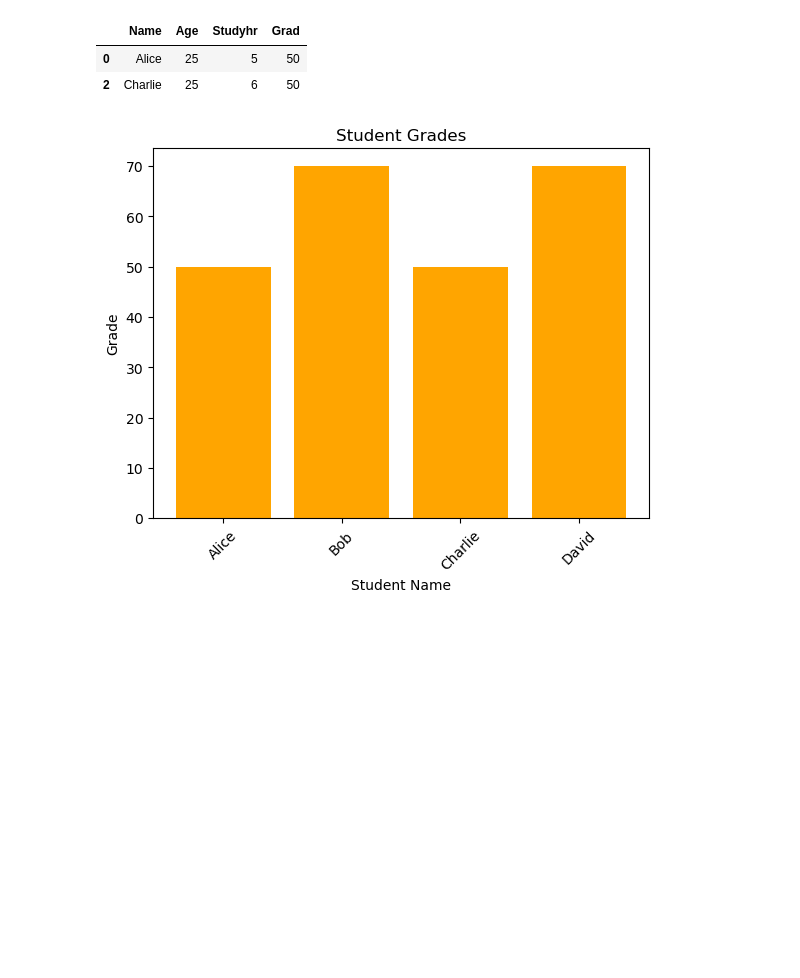
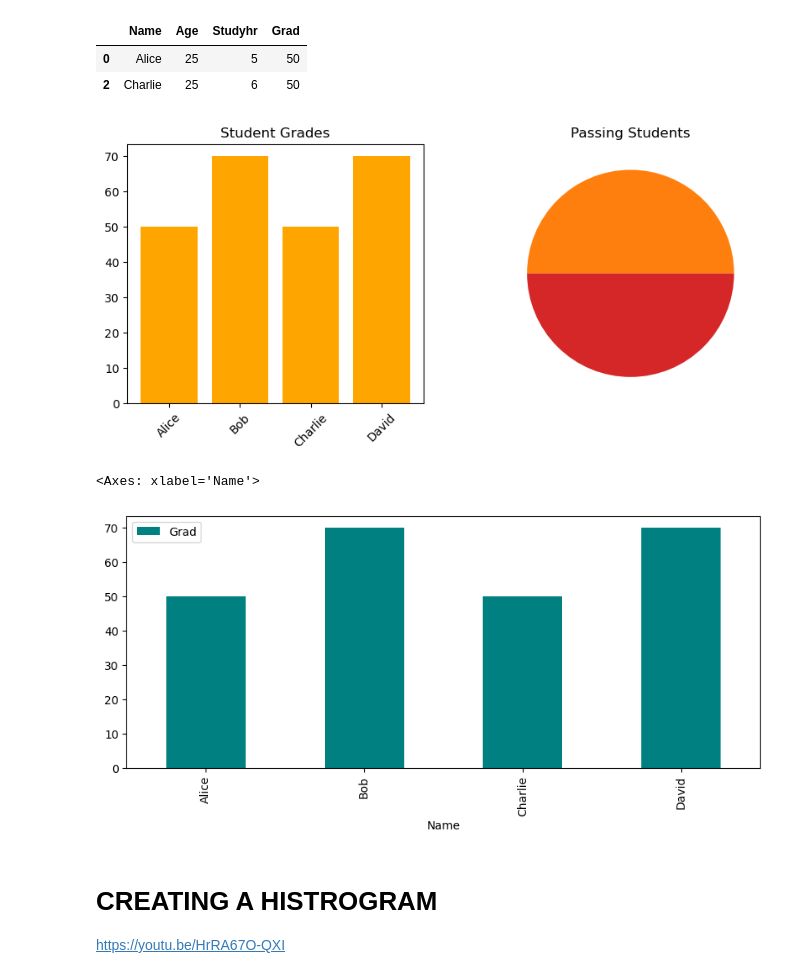
Before and after one commit to Turbopsyb0rg/Python-ML, a Jupyter notebook: learning.ipynb, the cells around one changed output. Saved outputs shown, nothing was run; the diff lists cells and outputs as text; code cells hidden in the pictures; blank space fills up the shorter version.

Commit message:
bar graph using matplotlib

```diff
--- a/learning.ipynb
+++ b/learning.ipynb
@@ -57,13 +57,26 @@ df_students[df_students.Grad==50]
 # %%
 from matplotlib import pyplot as plt
 
-plt.bar(x=df_students.Name, height=df_students.Grad, color='orange')
+fit, ax =plt.subplots(1,2, figsize=(10,4))
 
-plt.title('Student Grades')
-plt.xlabel('Student Name')
-plt.ylabel('Grade')
-plt.xticks(rotation=45)
+ax[0].bar(x=df_students.Name, height=df_students.Grad, color='orange')
 
+ax[0].set_title('Student Grades')
+
+ax[0].set_xticklabels(df_students.Name,rotation=45)
+
+passes_count = df_students.Grad >= 51
+ax[1].pie(passes_count)
+ax[1].set_title('Passing Students')
 plt.show()
 # %% [output]
-[figure, old version]
+[figure, new version]
+# %%
+df_students.plot.bar(x='Name', y='Grad', figsize=(10, 4), color='teal')
+# %% [output]
+<Axes: xlabel='Name'>
+[figure, added]
+# %% [markdown]
+# CREATING A HISTROGRAM
+
+https://youtu.be/HrRA67O-QXI
```
